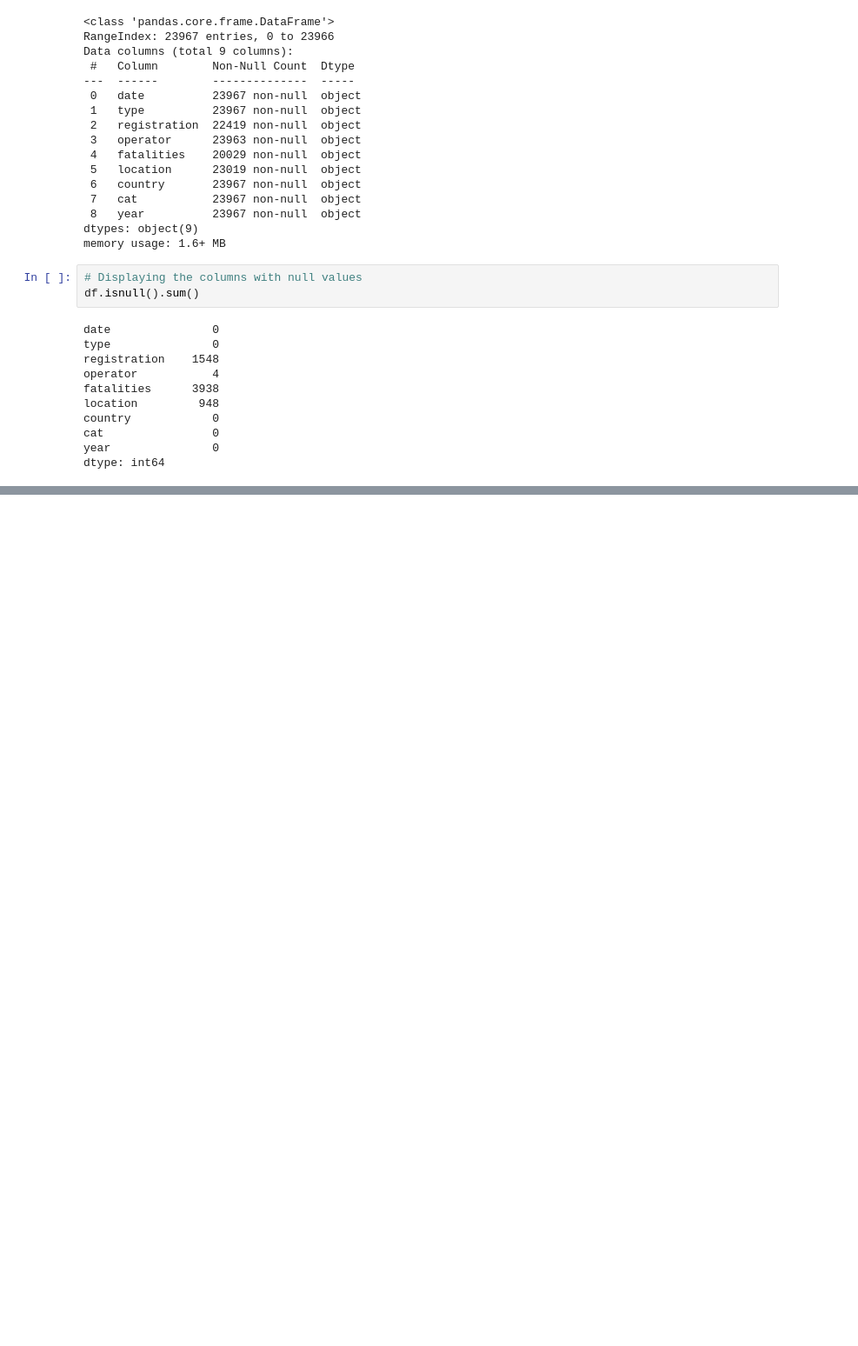
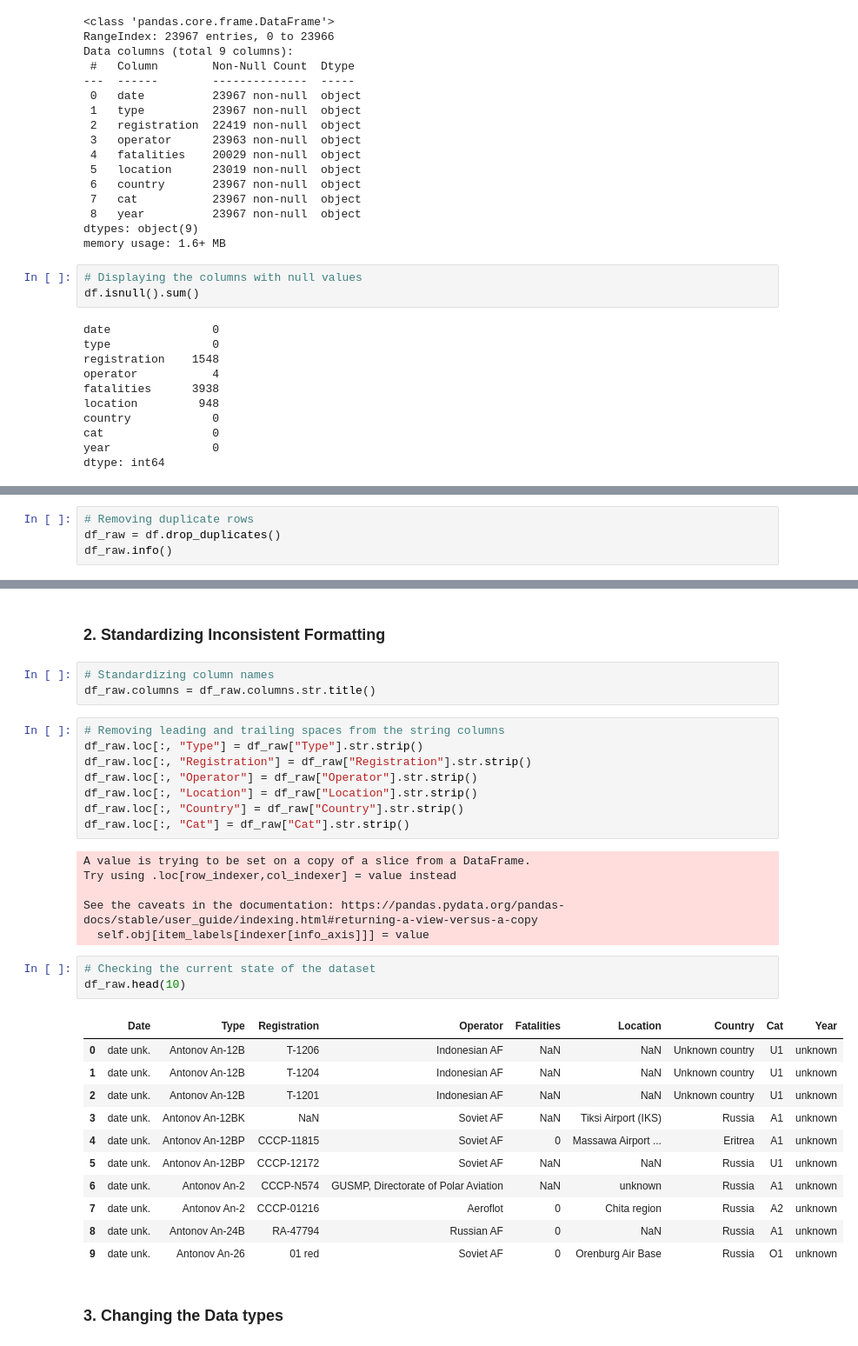
Before and after one commit to BG254/Aviation_Accident_Analysis, a Jupyter notebook: index.ipynb, the cells around one changed output, grey strips where cells are left out. Shown: that part at 87% size. Cells and saved outputs as stored; diff of their text form; blank space fills up the shorter version.

Commit message:
Perfomed Data Cleaning

```diff
--- a/index.ipynb
+++ b/index.ipynb
@@ -113,0 +124,4 @@ dtype: int64
+# %%
+# Removing duplicate rows
+df_raw = df.drop_duplicates()
+df_raw.info()
@@ -113,0 +145,36 @@ dtype: int64
+# %% [markdown]
+### 2. Standardizing Inconsistent Formatting
+# %%
+# Standardizing column names
+df_raw.columns = df_raw.columns.str.title()
+# %%
+# Removing leading and trailing spaces from the string columns
+df_raw.loc[:, "Type"] = df_raw["Type"].str.strip()
+df_raw.loc[:, "Registration"] = df_raw["Registration"].str.strip()
+df_raw.loc[:, "Operator"] = df_raw["Operator"].str.strip()
+df_raw.loc[:, "Location"] = df_raw["Location"].str.strip()
+df_raw.loc[:, "Country"] = df_raw["Country"].str.strip()
+df_raw.loc[:, "Cat"] = df_raw["Cat"].str.strip()
+# %% [output]
+A value is trying to be set on a copy of a slice from a DataFrame.
+Try using .loc[row_indexer,col_indexer] = value instead
+
+See the caveats in the documentation: https://pandas.pydata.org/pandas-docs/stable/user_guide/indexing.html#returning-a-view-versus-a-copy
+  self.obj[item_labels[indexer[info_axis]]] = value
+# %%
+# Checking the current state of the dataset
+df_raw.head(10)
+# %% [output]
+|  | Date | Type | Registration | Operator | Fatalities | Location | Country | Cat | Year |
+| 0 | date unk. | Antonov An-12B | T-1206 | Indonesian AF | NaN | NaN | Unknown country | U1 | unknown |
+| 1 | date unk. | Antonov An-12B | T-1204 | Indonesian AF | NaN | NaN | Unknown country | U1 | unknown |
+| 2 | date unk. | Antonov An-12B | T-1201 | Indonesian AF | NaN | NaN | Unknown country | U1 | unknown |
+| 3 | date unk. | Antonov An-12BK | NaN | Soviet AF | NaN | Tiksi Airport (IKS) | Russia | A1 | unknown |
+| 4 | date unk. | Antonov An-12BP | CCCP-11815 | Soviet AF | 0 | Massawa Airport ... | Eritrea | A1 | unknown |
+| 5 | date unk. | Antonov An-12BP | CCCP-12172 | Soviet AF | NaN | NaN | Russia | U1 | unknown |
+| 6 | date unk. | Antonov An-2 | CCCP-N574 | GUSMP, Directorate of Polar Aviation | NaN | unknown | Russia | A1 | unknown |
+| 7 | date unk. | Antonov An-2 | CCCP-01216 | Aeroflot | 0 | Chita region | Russia | A2 | unknown |
+| 8 | date unk. | Antonov An-24B | RA-47794 | Russian AF | 0 | NaN | Russia | A1 | unknown |
+| 9 | date unk. | Antonov An-26 | 01 red | Soviet AF | 0 | Orenburg Air Base | Russia | O1 | unknown |
+# %% [markdown]
+### 3. Changing the Data types
```
Also changed, not shown: parts of 33 cells of this notebook.
